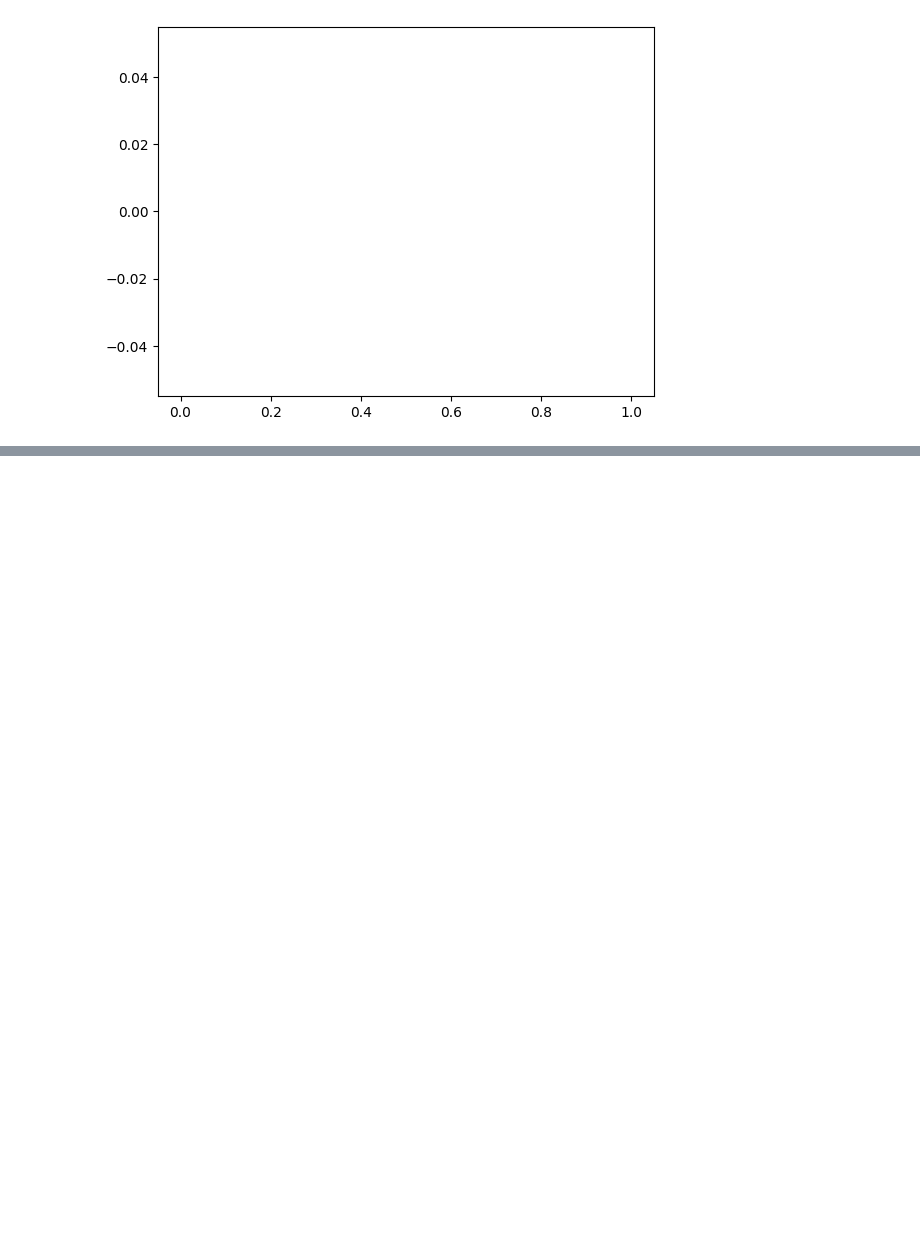
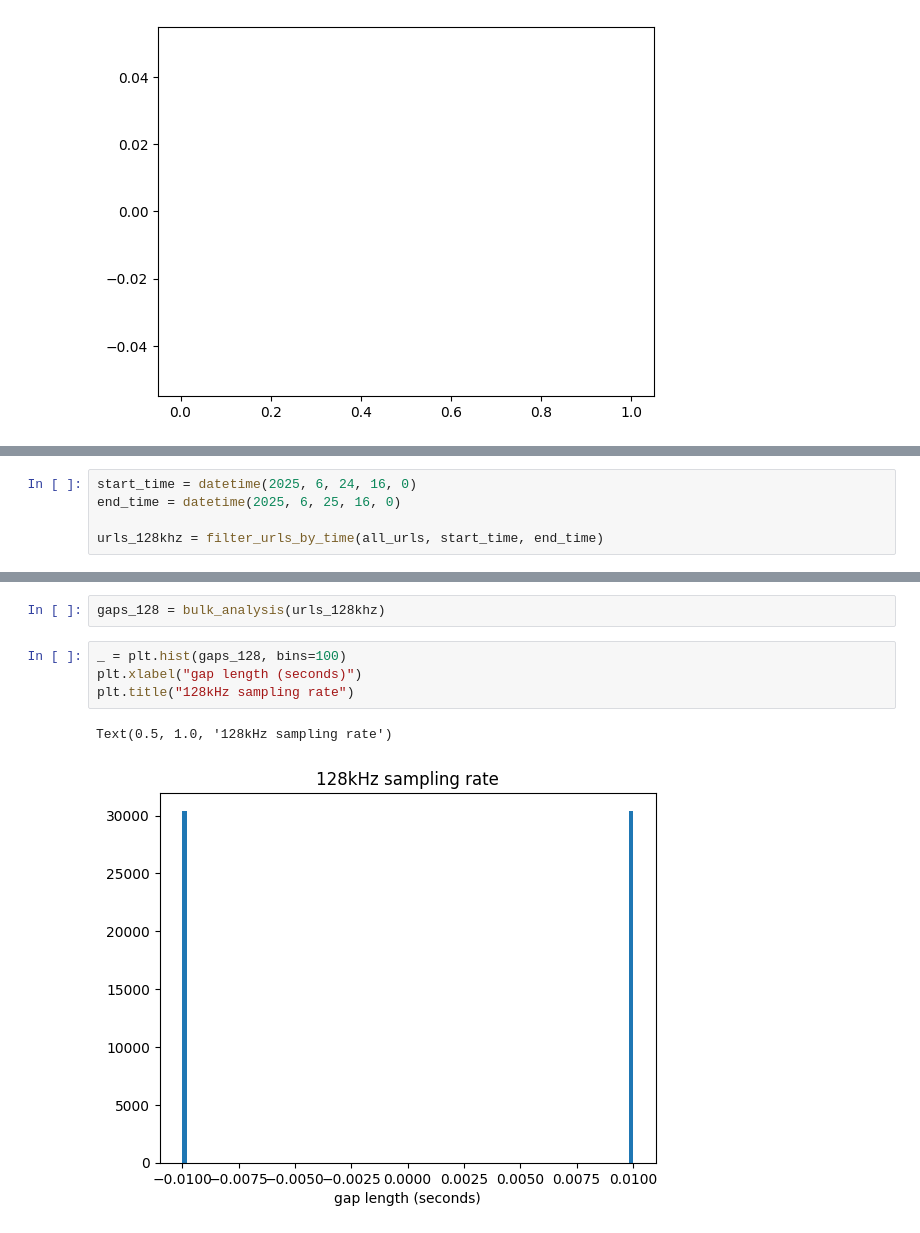
Before and after one commit to ooi-data/ooi-hyd-tools, a Jupyter notebook: notebooks/07_256khz_testing_analysis.ipynb, the cells around one changed output, grey strips where cells are left out. Saved outputs shown, nothing was run; the diff lists cells and outputs as text; blank space fills up the shorter version.

```diff
--- a/notebooks/07_256khz_testing_analysis.ipynb
+++ b/notebooks/07_256khz_testing_analysis.ipynb
@@ -160,0 +179,5 @@ NameError: name 'fsspec' is not defined
+# %%
+start_time = datetime(2025, 6, 24, 16, 0)
+end_time = datetime(2025, 6, 25, 16, 0)
+
+urls_128khz = filter_urls_by_time(all_urls, start_time, end_time)
@@ -160,0 +233,9 @@ NameError: name 'fsspec' is not defined
+# %%
+gaps_128 = bulk_analysis(urls_128khz)
+# %%
+_ = plt.hist(gaps_128, bins=100)
+plt.xlabel("gap length (seconds)")
+plt.title("128kHz sampling rate")
+# %% [output]
+Text(0.5, 1.0, '128kHz sampling rate')
+[figure, added]
```
Also changed, not shown: parts of 18 cells of this notebook, 1 other file.
